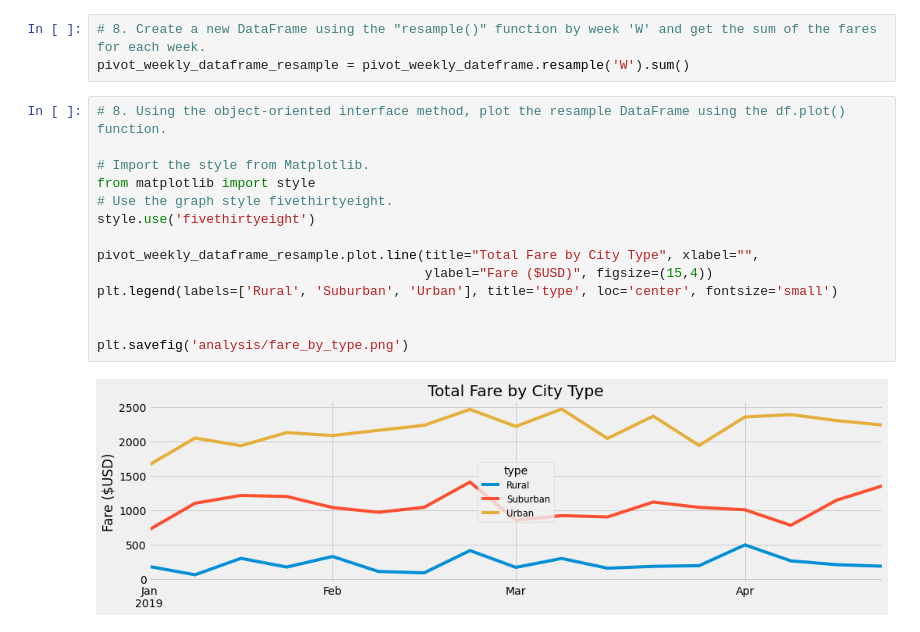
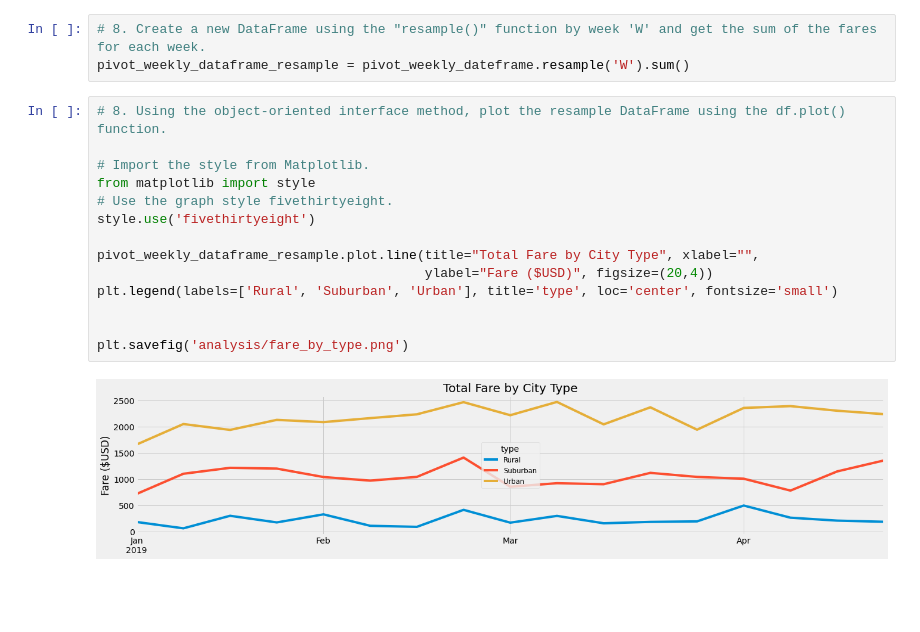
Before and after one commit to sjmisina/PyBer_Analysis, a Jupyter notebook: PyBer_Challenge.ipynb, the cells around one changed output. Saved outputs shown, nothing was run; the diff lists cells and outputs as text; blank space fills up the shorter version.

```diff
--- a/PyBer_Challenge.ipynb
+++ b/PyBer_Challenge.ipynb
@@ -178,16 +178,16 @@ pivot_weekly_dataframe_resample = pivot_weekly_dateframe.resample('W').sum()
 # %%
 # 8. Using the object-oriented interface method, plot the resample DataFrame using the df.plot() function.
 
 # Import the style from Matplotlib.
 from matplotlib import style
 # Use the graph style fivethirtyeight.
 style.use('fivethirtyeight')
 
 pivot_weekly_dataframe_resample.plot.line(title="Total Fare by City Type", xlabel="",
-                                          ylabel="Fare ($USD)", figsize=(15,4))
+                                          ylabel="Fare ($USD)", figsize=(20,4))
 plt.legend(labels=['Rural', 'Suburban', 'Urban'], title='type', loc='center', fontsize='small')
 
 
 plt.savefig('analysis/fare_by_type.png')
 # %% [output]
-[figure, old version]
+[figure, new version]
```
Also changed, not shown: 1 other file.
